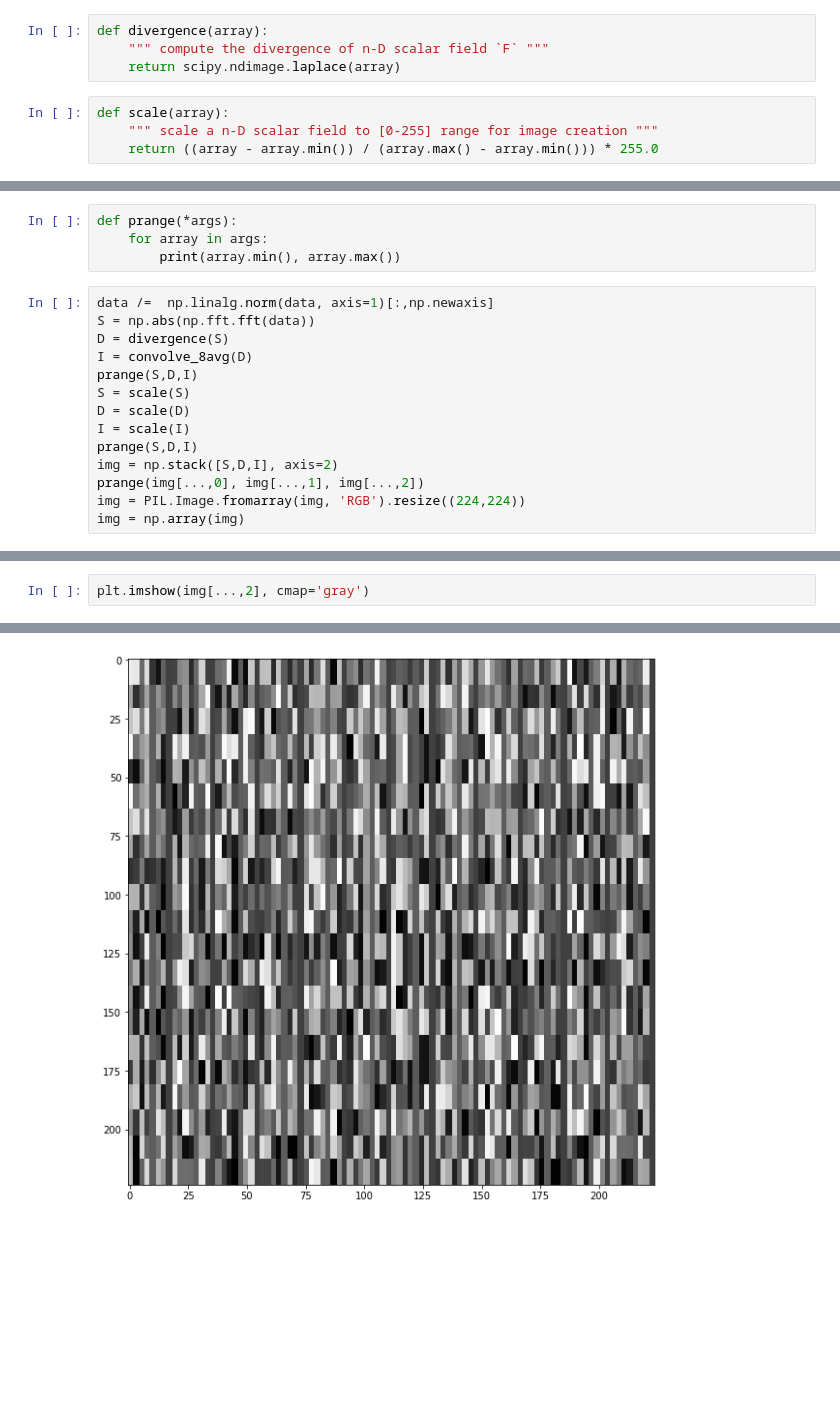
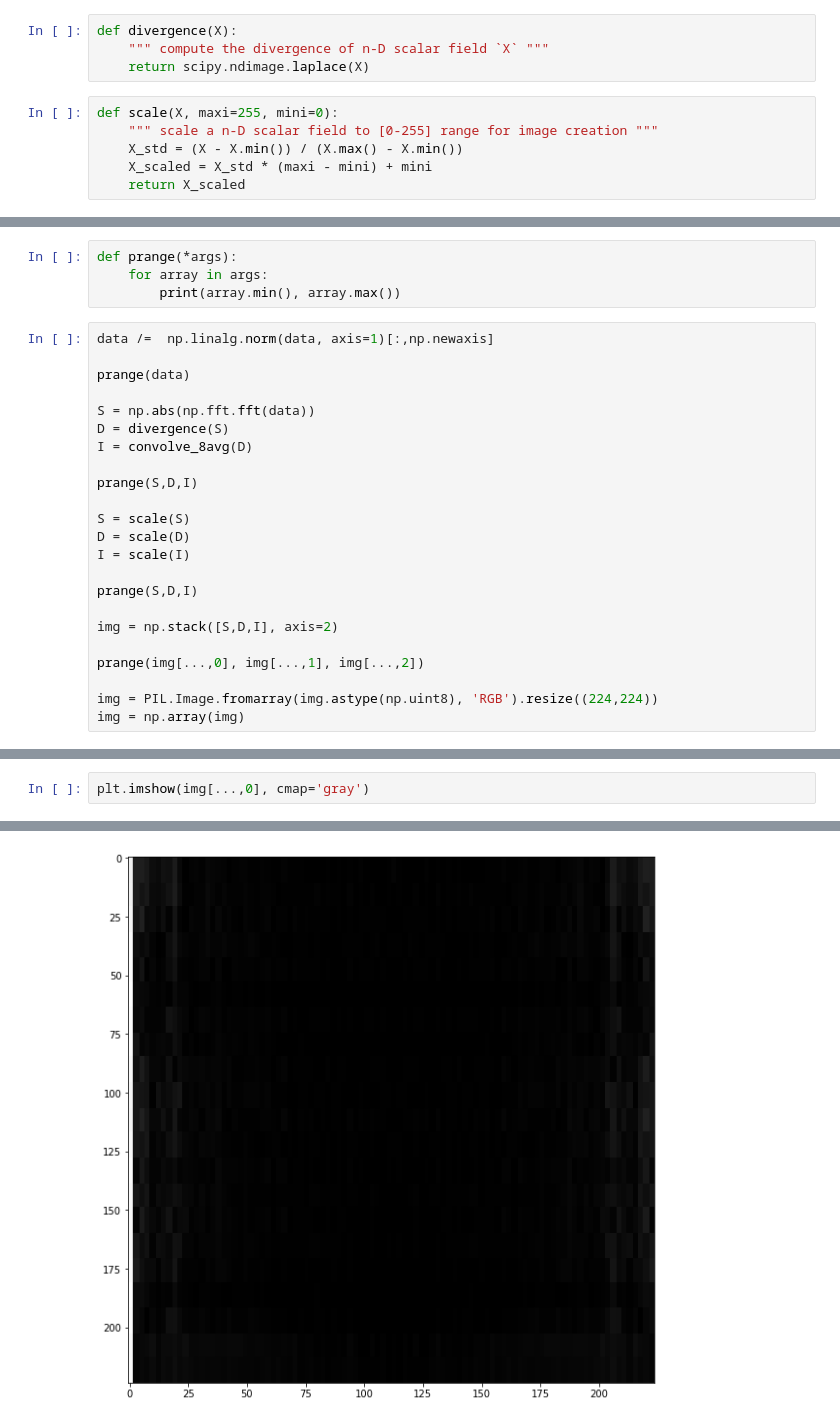
Before and after one commit to danielgrzenda/tuh_eeg, a Jupyter notebook: nbs/05_create_images.ipynb, the cells around one changed output, grey strips where cells are left out. Saved outputs shown, nothing was run; the diff lists cells and outputs as text; blank space fills up the shorter version.

```diff
--- a/nbs/05_create_images.ipynb
+++ b/nbs/05_create_images.ipynb
@@ -90,13 +90,15 @@ img_path = data_path/'images/test'
 # %% [markdown]
 # Math Functions
 # %%
-def divergence(array):
-    """ compute the divergence of n-D scalar field `F` """
-    return scipy.ndimage.laplace(array)
+def divergence(X):
+    """ compute the divergence of n-D scalar field `X` """
+    return scipy.ndimage.laplace(X)
 # %%
-def scale(array):
+def scale(X, maxi=255, mini=0):
     """ scale a n-D scalar field to [0-255] range for image creation """
-    return ((array - array.min()) / (array.max() - array.min())) * 255.0
+    X_std = (X - X.min()) / (X.max() - X.min())
+    X_scaled = X_std * (maxi - mini) + mini
+    return X_scaled
 # %%
 def convolve_8NNavg(F):
     """ compute the average of the 8 nearest neighbors for each point in the n-D scalar field `F` """
@@ -143,16 +145,25 @@ def prange(*args):
         print(array.min(), array.max())
 # %%
 data /=  np.linalg.norm(data, axis=1)[:,np.newaxis]
+
+prange(data)
+
 S = np.abs(np.fft.fft(data))
 D = divergence(S)
 I = convolve_8avg(D)
+
 prange(S,D,I)
+
 S = scale(S)
 D = scale(D)
 I = scale(I)
+
 prange(S,D,I)
+
 img = np.stack([S,D,I], axis=2)
+
 prange(img[...,0], img[...,1], img[...,2])
-img = PIL.Image.fromarray(img, 'RGB').resize((224,224))
+
+img = PIL.Image.fromarray(img.astype(np.uint8), 'RGB').resize((224,224))
 img = np.array(img)
 # %% [output]
@@ -173,5 +185,5 @@ plt.imshow(img)
 # %%
-plt.imshow(img[...,2], cmap='gray')
+plt.imshow(img[...,0], cmap='gray')
 # %% [output]
 <matplotlib.image.AxesImage at 0x...>
-[figure, old version]
+[figure, new version]
```
Also changed, not shown: parts of 2 cells of this notebook.
